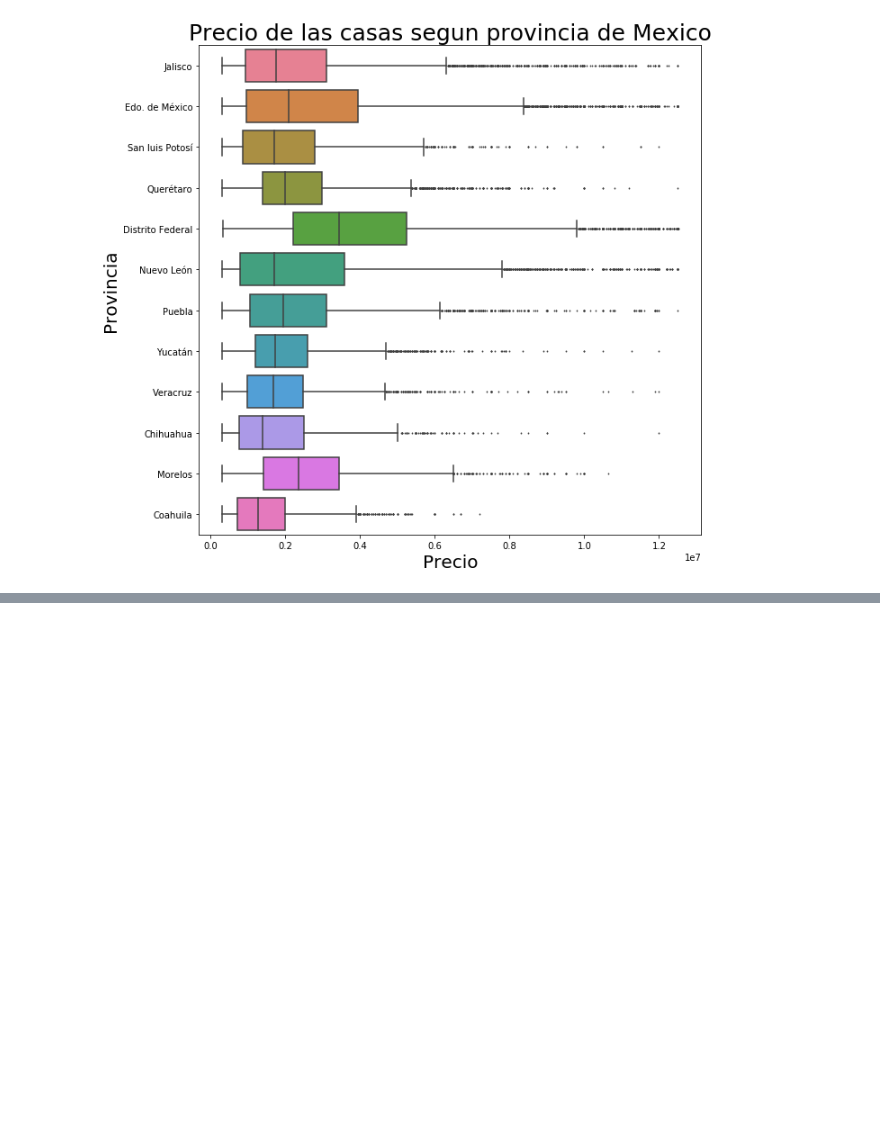
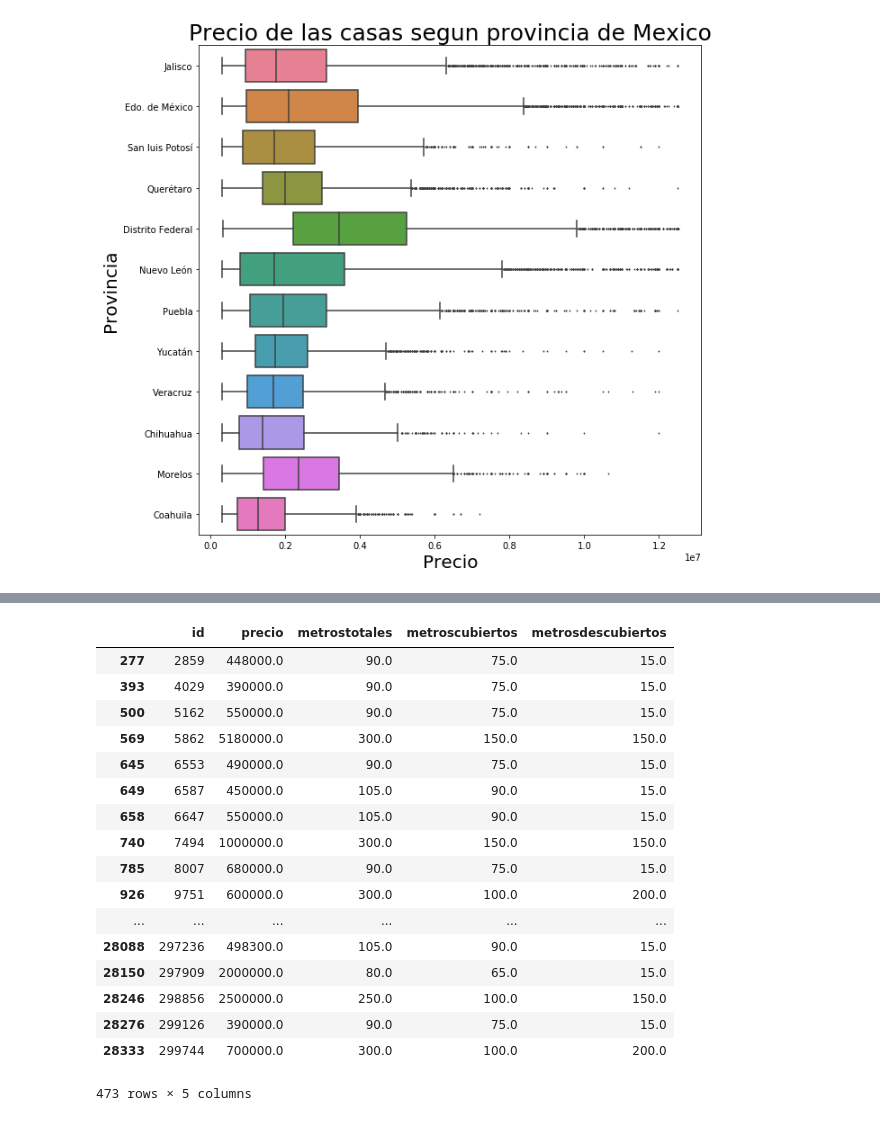
Before and after one commit to lorenzolgz/orgadatostp1, a Jupyter notebook: Analisis_basico.ipynb, the cells around one changed output, grey strips where cells are left out. Saved outputs shown, nothing was run; the diff lists cells and outputs as text; code cells hidden in the pictures; blank space fills up the shorter version.

```diff
--- a/Analisis_basico.ipynb
+++ b/Analisis_basico.ipynb
@@ -586,0 +719,28 @@ Text(0, 0.5, 'Provincia')
+# %%
+filtro_metros=per_year['metrosdescubiertos']>0
+filtro_metros=filtro_metros[filtro_metros]
+per_year=per_year[per_year['metrosdescubiertos'].isin(filtro_metros.index)]
+
+#filtro_metros=per_year['metroscubiertos'].value_counts()>200
+#filtro_metros=filtro_metros[filtro_metros]
+#per_year=per_year[per_year['metroscubiertos'].isin(filtro_metros.index)]
+per_year
+# %% [output]
+|  | id | precio | metrostotales | metroscubiertos | metrosdescubiertos |
+| 277 | 2859 | 448000.0 | 90.0 | 75.0 | 15.0 |
+| 393 | 4029 | 390000.0 | 90.0 | 75.0 | 15.0 |
+| 500 | 5162 | 550000.0 | 90.0 | 75.0 | 15.0 |
+| 569 | 5862 | 5180000.0 | 300.0 | 150.0 | 150.0 |
+| 645 | 6553 | 490000.0 | 90.0 | 75.0 | 15.0 |
+| 649 | 6587 | 450000.0 | 105.0 | 90.0 | 15.0 |
+| 658 | 6647 | 550000.0 | 105.0 | 90.0 | 15.0 |
+| 740 | 7494 | 1000000.0 | 300.0 | 150.0 | 150.0 |
+| 785 | 8007 | 680000.0 | 90.0 | 75.0 | 15.0 |
+| 926 | 9751 | 600000.0 | 300.0 | 100.0 | 200.0 |
+| ... | ... | ... | ... | ... | ... |
+| 28088 | 297236 | 498300.0 | 105.0 | 90.0 | 15.0 |
+| 28150 | 297909 | 2000000.0 | 80.0 | 65.0 | 15.0 |
+| 28246 | 298856 | 2500000.0 | 250.0 | 100.0 | 150.0 |
+| 28276 | 299126 | 390000.0 | 90.0 | 75.0 | 15.0 |
+| 28333 | 299744 | 700000.0 | 300.0 | 100.0 | 200.0 |
+473 rows × 5 columns
```
Also changed, not shown: parts of 13 cells of this notebook.
